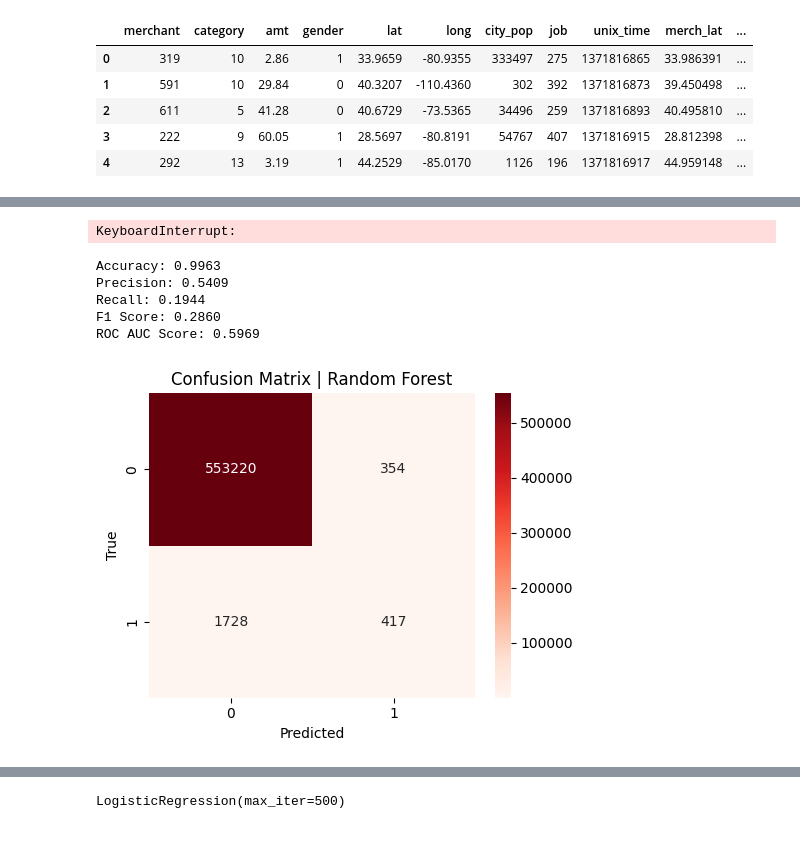
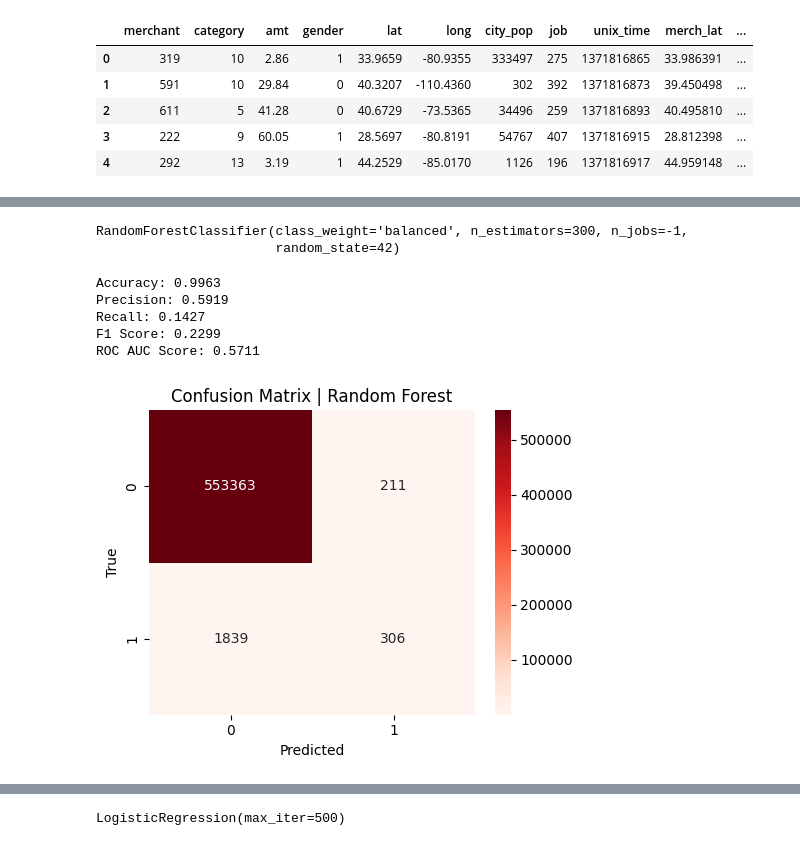
Before and after one commit to AliFazelniya/kaggle, a Jupyter notebook: credit_card_fraud_detection/main.ipynb, the cells around one changed output, grey strips where cells are left out. Saved outputs shown, nothing was run; the diff lists cells and outputs as text; code cells hidden in the pictures.

```diff
--- a/credit_card_fraud_detection/main.ipynb
+++ b/credit_card_fraud_detection/main.ipynb
@@ -235,11 +222,12 @@ plt.show()
 # %%
-model = RandomForestClassifier(
-            n_estimators=300,
-            class_weight='balanced',
-            random_state=42,
-            n_jobs=-1,
+rf_model = RandomForestClassifier(
+            n_estimators = 300,
+            class_weight ='balanced',
+            random_state = 42,
+            n_jobs = -1,
         )
 
-model.fit(X_res, Y_res)
+rf_model.fit(X_res, Y_res)
 # %% [output]
-KeyboardInterrupt:
+RandomForestClassifier(class_weight='balanced', n_estimators=300, n_jobs=-1,
+                       random_state=42)
@@ -249,2 +234,2 @@ Y_test = test_data["is_fraud"]
 # %%
-y_pred = model.predict(X_test)
+rf_y_pred = rf_model.predict(X_test)
@@ -258,24 +236,25 @@ conf_matrix = confusion_matrix(test_data['is_fraud'],y_pred)
+# %%
+rf_accuracy = accuracy_score(Y_test, rf_y_pred)
+rf_precision = precision_score(Y_test, rf_y_pred)
+rf_recall = recall_score(Y_test, rf_y_pred)
+rf_f1 = f1_score(Y_test, rf_y_pred)
+rf_roc_auc = roc_auc_score(Y_test, rf_y_pred)
+rf_conf_matrix = confusion_matrix(Y_test, rf_y_pred)
 # %%
-print(f"Accuracy: {accuracy:.4f}")
-print(f"Precision: {precision:.4f}")
-print(f"Recall: {recall:.4f}")
-print(f"F1 Score: {f1:.4f}")
-print(f"ROC AUC Score: {roc_auc:.4f}")
+print(f"Accuracy: {rf_accuracy:.4f}")
+print(f"Precision: {rf_precision:.4f}")
+print(f"Recall: {rf_recall:.4f}")
+print(f"F1 Score: {rf_f1:.4f}")
+print(f"ROC AUC Score: {rf_roc_auc:.4f}")
 # %% [output]
 Accuracy: 0.9963
-Precision: 0.5409
-Recall: 0.1944
-F1 Score: 0.2860
-ROC AUC Score: 0.5969
+Precision: 0.5919
+Recall: 0.1427
+F1 Score: 0.2299
+ROC AUC Score: 0.5711
-# %%
-plt.figure(figsize=(5, 4))
-sns.heatmap(conf_matrix, annot=True, fmt="d", cmap="Reds")
-plt.title("Confusion Matrix | Random Forest")
-plt.xlabel("Predicted")
-plt.ylabel("True")
-plt.tight_layout()
-plt.show()
-# %% [output]
-[figure, removed]
+# %%
+plot_utils.confusion_plot(rf_conf_matrix)
+# %% [output]
+[figure, added]
 # %%
 xgb_model = XGBClassifier(
```
Also changed, not shown: parts of 43 cells of this notebook.
